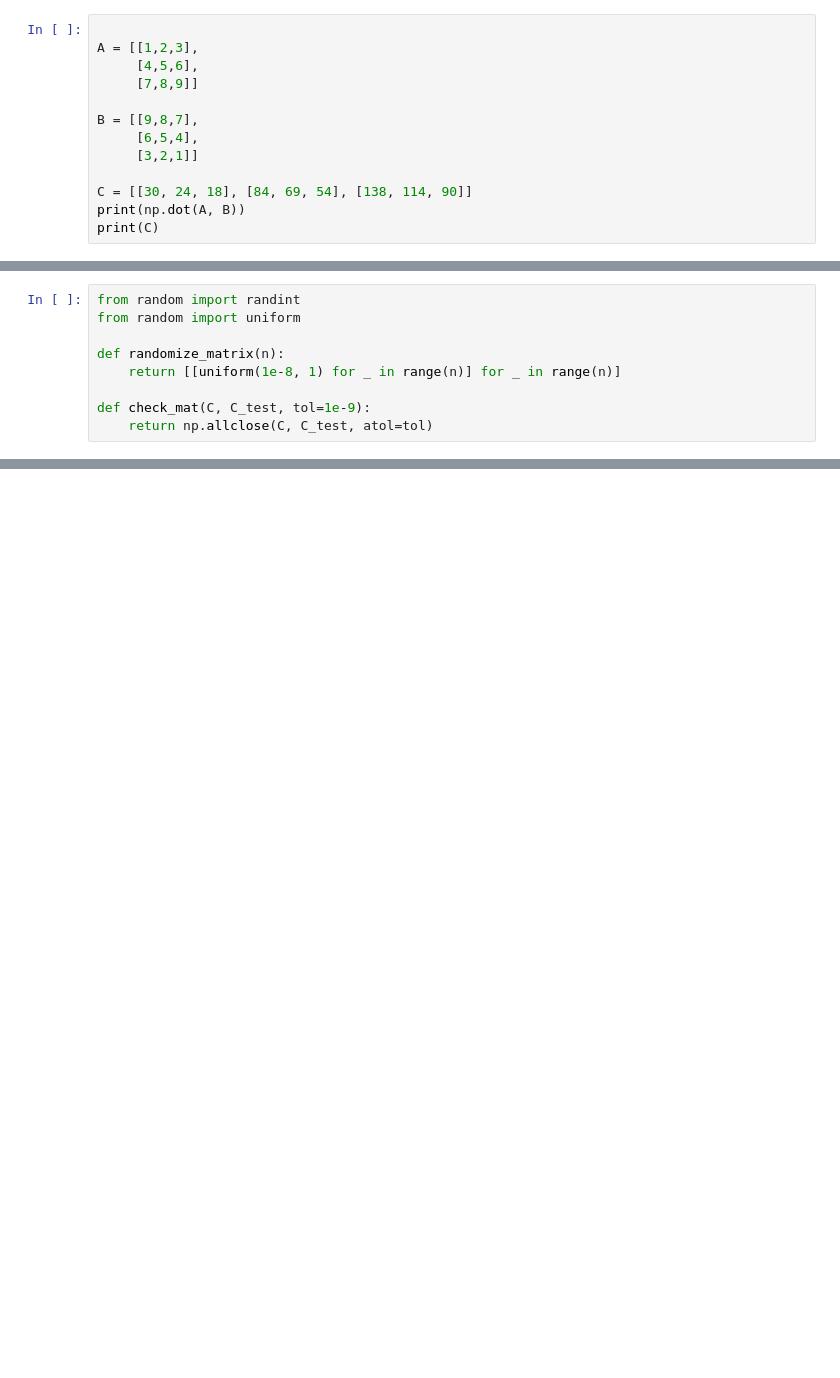
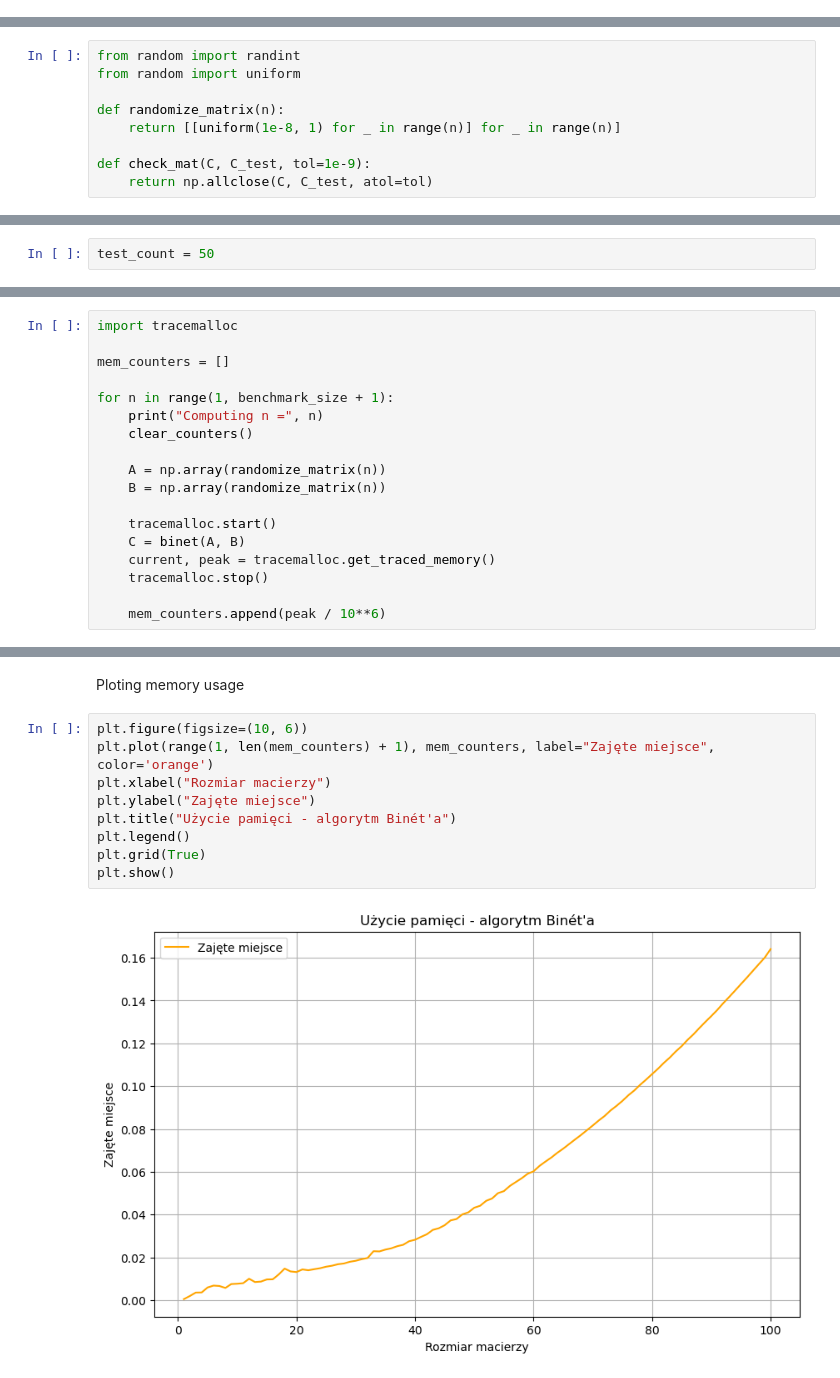
Before and after one commit to KubikZ/matrix-algorithms, a Jupyter notebook: lab1/binet.ipynb, the cells around one changed output, grey strips where cells are left out. Drawn from its saved outputs; the diff is of its cells as text; blank space fills up the shorter version.

```diff
--- a/lab1/binet.ipynb
+++ b/lab1/binet.ipynb
@@ -112,13 +97,0 @@ print(binet(A,B))
-# %%
-
-A = [[1,2,3],
-     [4,5,6],
-     [7,8,9]]
-
-B = [[9,8,7],
-     [6,5,4],
-     [3,2,1]]
-
-C = [[30, 24, 18], [84, 69, 54], [138, 114, 90]]
-print(np.dot(A, B))
-print(C)
@@ -202,0 +109,2 @@ Computing n = 24
+# %%
+test_count = 50
@@ -238,0 +239,18 @@ plt.show()
+# %%
+import tracemalloc
+
+mem_counters = []
+
+for n in range(1, benchmark_size + 1):
+    print("Computing n =", n)
+    clear_counters()
+
+    A = np.array(randomize_matrix(n))
+    B = np.array(randomize_matrix(n))
+
+    tracemalloc.start()
+    C = binet(A, B)
+    current, peak = tracemalloc.get_traced_memory()
+    tracemalloc.stop()
+
+    mem_counters.append(peak / 10**6)
@@ -238,0 +275,13 @@ plt.show()
+# %% [markdown]
+Ploting memory usage
+# %%
+plt.figure(figsize=(10, 6))
+plt.plot(range(1, len(mem_counters) + 1), mem_counters, label="Zajęte miejsce", color='orange')
+plt.xlabel("Rozmiar macierzy")
+plt.ylabel("Zajęte miejsce")
+plt.title("Użycie pamięci - algorytm Binét'a")
+plt.legend()
+plt.grid(True)
+plt.show()
+# %% [output]
+[figure, added]
```
Also changed, not shown: parts of 26 cells of this notebook.
